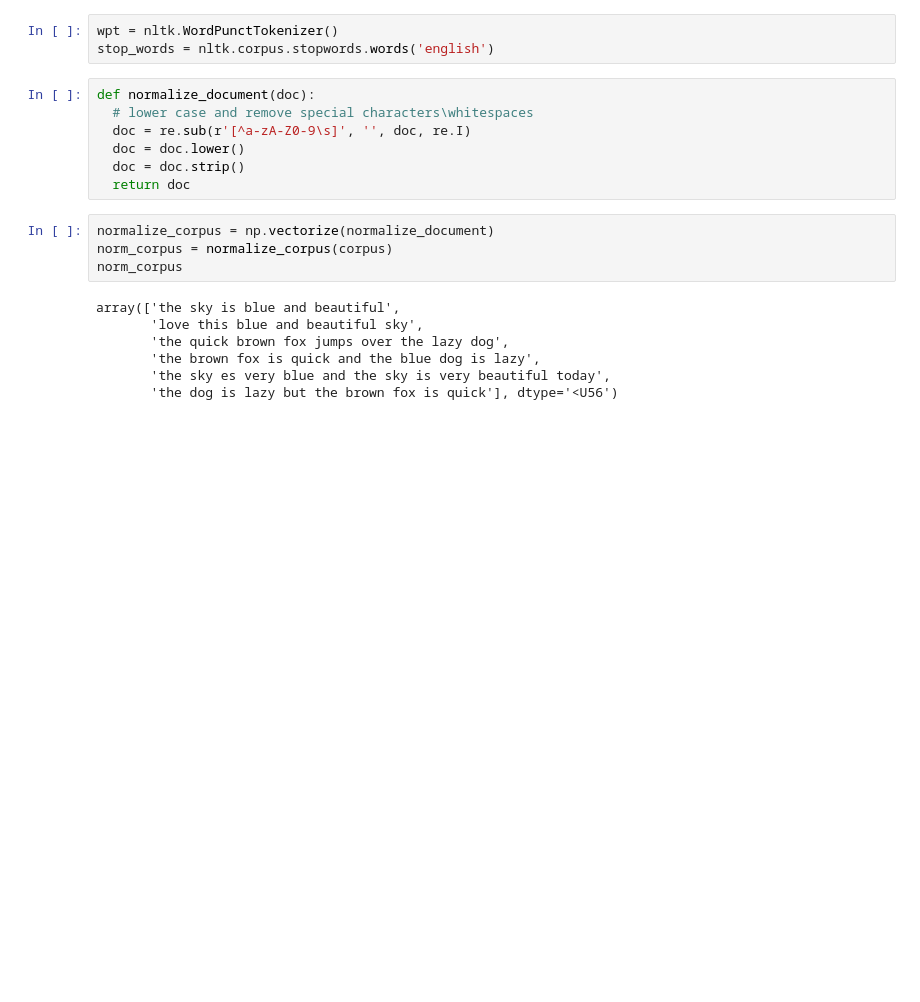
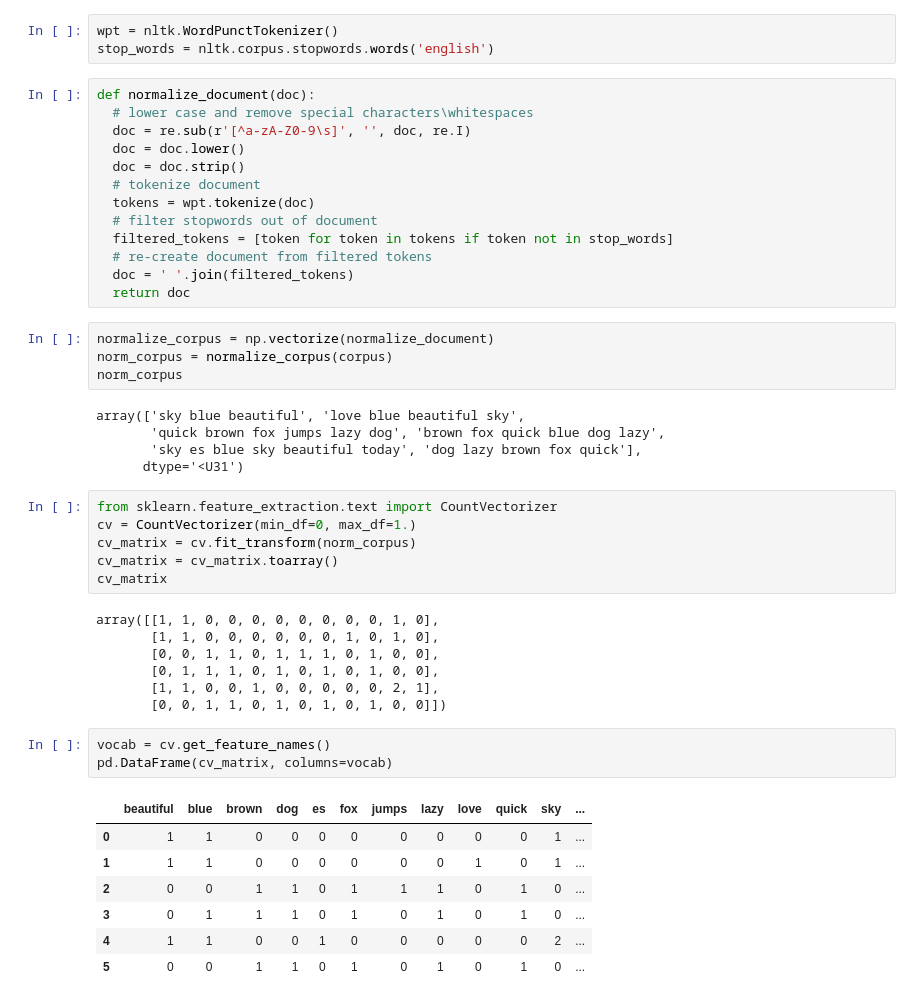
Before and after one commit to EAsencios/DEEP-LEARING, a Jupyter notebook: fi_on_text_data.ipynb, the cells around one changed output. Cells and saved outputs as stored; diff of their text form; blank space fills up the shorter version.

```diff
--- a/fi_on_text_data.ipynb
+++ b/fi_on_text_data.ipynb
@@ -41,15 +41,43 @@ def normalize_document(doc):
   doc = re.sub(r'[^a-zA-Z0-9\s]', '', doc, re.I)
   doc = doc.lower()
   doc = doc.strip()
+  # tokenize document
+  tokens = wpt.tokenize(doc)
+  # filter stopwords out of document
+  filtered_tokens = [token for token in tokens if token not in stop_words]
+  # re-create document from filtered tokens
+  doc = ' '.join(filtered_tokens)
   return doc
 # %%
 normalize_corpus = np.vectorize(normalize_document)
 norm_corpus = normalize_corpus(corpus)
 norm_corpus
 # %% [output]
-array(['the sky is blue and beautiful',
-       'love this blue and beautiful sky',
-       'the quick brown fox jumps over the lazy dog',
-       'the brown fox is quick and the blue dog is lazy',
-       'the sky es very blue and the sky is very beautiful today',
-       'the dog is lazy but the brown fox is quick'], dtype='<U56')
+array(['sky blue beautiful', 'love blue beautiful sky',
+       'quick brown fox jumps lazy dog', 'brown fox quick blue dog lazy',
+       'sky es blue sky beautiful today', 'dog lazy brown fox quick'],
+      dtype='<U31')
+# %%
+from sklearn.feature_extraction.text import CountVectorizer
+cv = CountVectorizer(min_df=0, max_df=1.)
+cv_matrix = cv.fit_transform(norm_corpus)
+cv_matrix = cv_matrix.toarray()
+cv_matrix
+# %% [output]
+array([[1, 1, 0, 0, 0, 0, 0, 0, 0, 0, 1, 0],
+       [1, 1, 0, 0, 0, 0, 0, 0, 1, 0, 1, 0],
+       [0, 0, 1, 1, 0, 1, 1, 1, 0, 1, 0, 0],
+       [0, 1, 1, 1, 0, 1, 0, 1, 0, 1, 0, 0],
+       [1, 1, 0, 0, 1, 0, 0, 0, 0, 0, 2, 1],
+       [0, 0, 1, 1, 0, 1, 0, 1, 0, 1, 0, 0]])
+# %%
+vocab = cv.get_feature_names()
+pd.DataFrame(cv_matrix, columns=vocab)
+# %% [output]
+|  | beautiful | blue | brown | dog | es | fox | jumps | lazy | love | quick | sky | ... |
+| 0 | 1 | 1 | 0 | 0 | 0 | 0 | 0 | 0 | 0 | 0 | 1 | ... |
+| 1 | 1 | 1 | 0 | 0 | 0 | 0 | 0 | 0 | 1 | 0 | 1 | ... |
+| 2 | 0 | 0 | 1 | 1 | 0 | 1 | 1 | 1 | 0 | 1 | 0 | ... |
+| 3 | 0 | 1 | 1 | 1 | 0 | 1 | 0 | 1 | 0 | 1 | 0 | ... |
+| 4 | 1 | 1 | 0 | 0 | 1 | 0 | 0 | 0 | 0 | 0 | 2 | ... |
+| 5 | 0 | 0 | 1 | 1 | 0 | 1 | 0 | 1 | 0 | 1 | 0 | ... |
```
Also changed, not shown: parts of 3 cells of this notebook.
